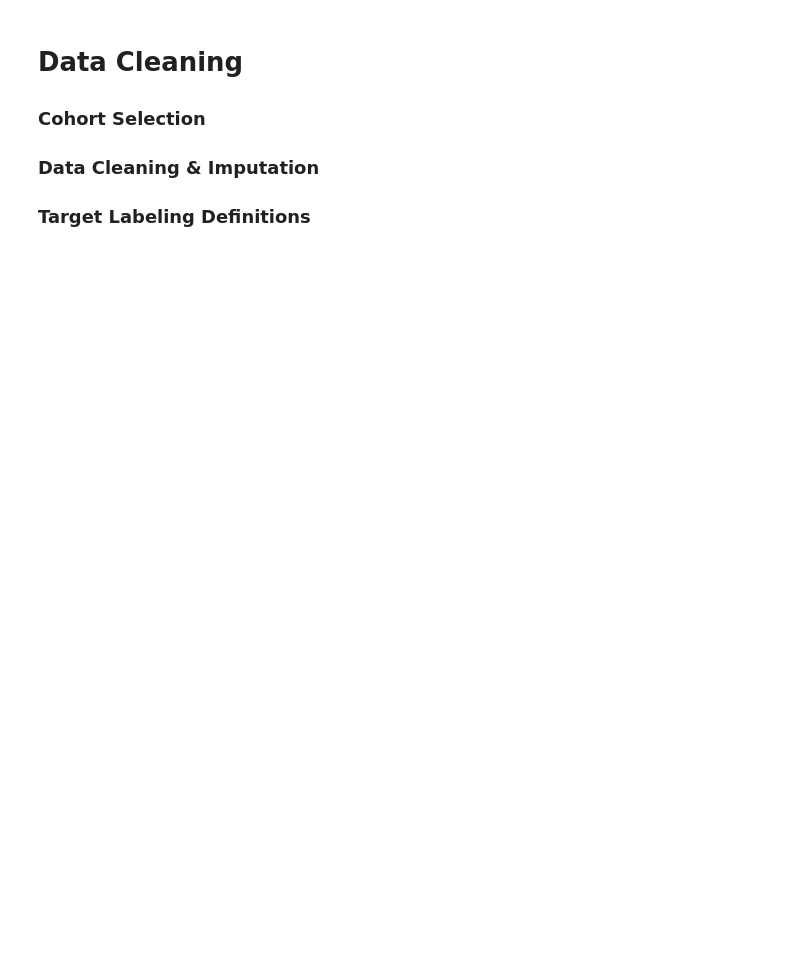
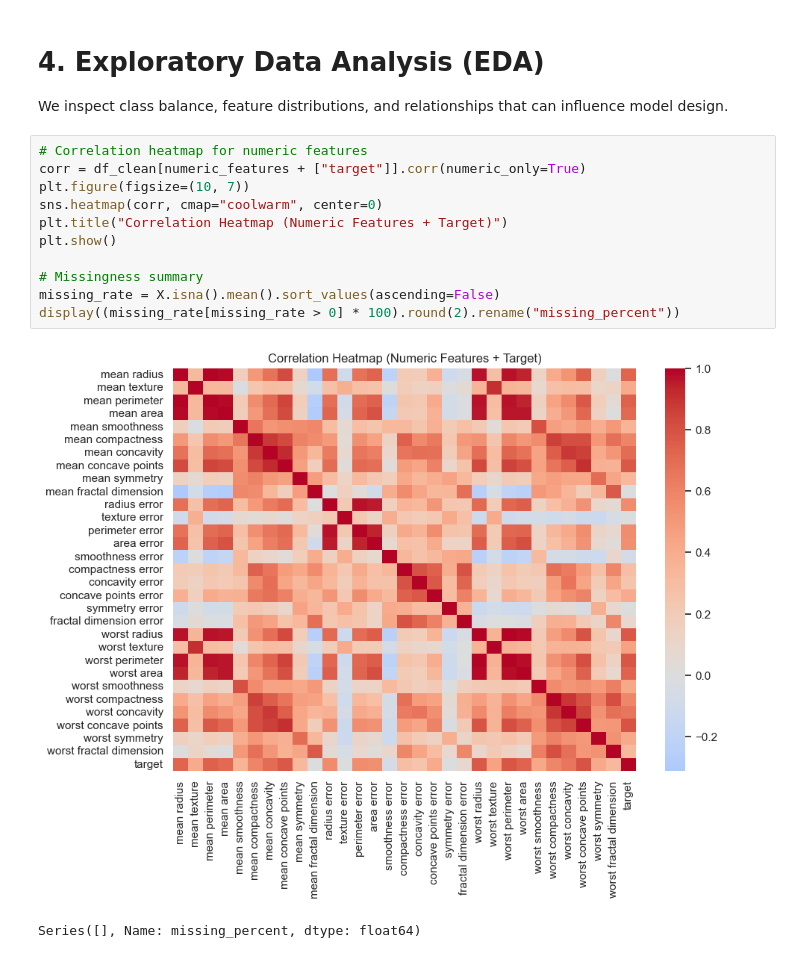
Before and after one commit to lonebono/STINTSY-MCO, a Jupyter notebook: STINTSY-MCO-Group 9.ipynb, the cells around one changed output. Saved outputs shown, nothing was run; the diff lists cells and outputs as text; blank space fills up the shorter version.

Commit message:
Finalize ORCHID notebook and clean local ignore rules

```diff
--- a/STINTSY-MCO-Group 9.ipynb
+++ b/STINTSY-MCO-Group 9.ipynb
@@ -101,6 +179,18 @@ Missing Values (NaN): 129411
 # %% [markdown]
-# Data Cleaning
+# 4. Exploratory Data Analysis (EDA)
 
-### Cohort Selection
-### Data Cleaning & Imputation
-### Target Labeling Definitions
+We inspect class balance, feature distributions, and relationships that can influence model design.
+# %%
+# Correlation heatmap for numeric features
+corr = df_clean[numeric_features + ["target"]].corr(numeric_only=True)
+plt.figure(figsize=(10, 7))
+sns.heatmap(corr, cmap="coolwarm", center=0)
+plt.title("Correlation Heatmap (Numeric Features + Target)")
+plt.show()
+
+# Missingness summary
+missing_rate = X.isna().mean().sort_values(ascending=False)
+display((missing_rate[missing_rate > 0] * 100).round(2).rename("missing_percent"))
+# %% [output]
+[figure, added]
+Series([], Name: missing_percent, dtype: float64)
```
Also changed, not shown: parts of 25 cells of this notebook, 1 other file.
